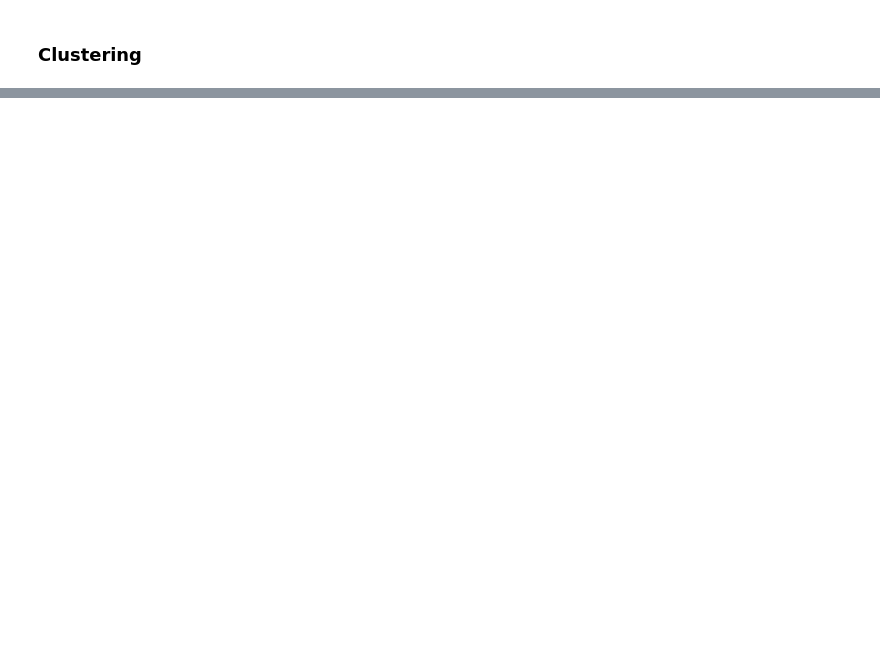
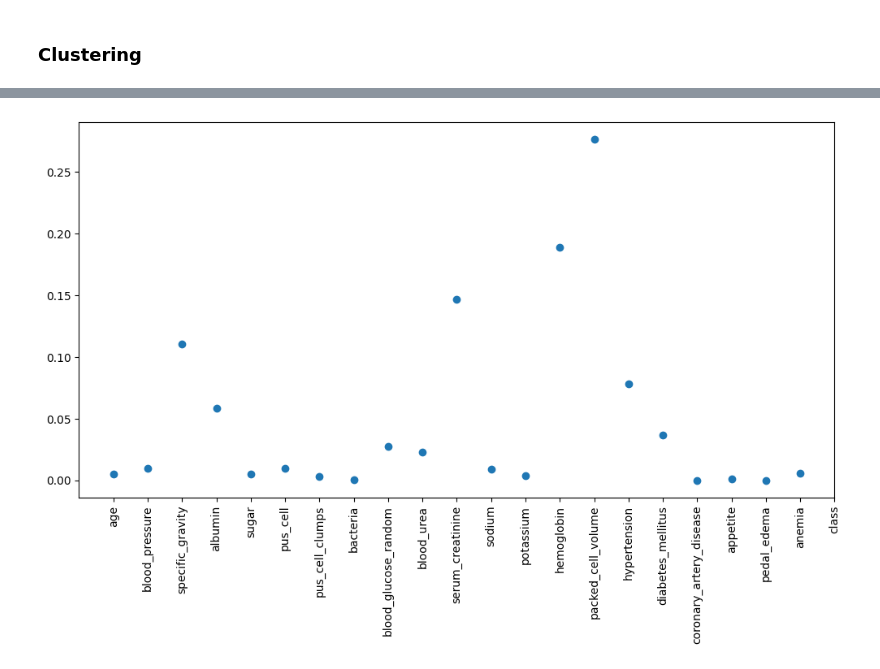
Before and after one commit to SamReeves/ckd-wemanity, a Jupyter notebook: analysis.ipynb, the cells around one changed output, grey strips where cells are left out. Cells and saved outputs as stored; diff of their text form; code cells hidden in the pictures; blank space fills up the shorter version.

```diff
--- a/analysis.ipynb
+++ b/analysis.ipynb
@@ -161,0 +155,14 @@ AttributeError: predict_proba is not available when  probability=False
+# %%
+# Random Forest
+from sklearn.ensemble import RandomForestClassifier
+rf = RandomForestClassifier()
+rf.fit(df.drop('class', axis=1), df['class'])
+rf.score(df.drop('class', axis=1), df['class'])
+
+# plot feature importances
+plt.figure(figsize=(12,6))
+plt.plot(rf.feature_importances_, 'o')
+plt.xticks(range(df.shape[1]), df.columns, rotation=90)
+plt.show()
+# %% [output]
+[figure, added]
```
Also changed, not shown: parts of 8 cells of this notebook.
